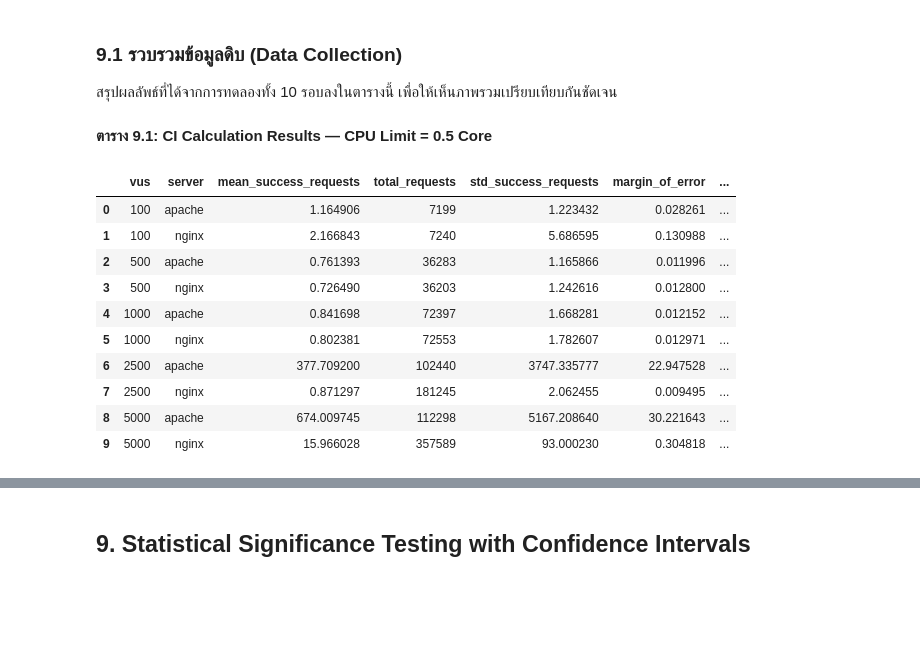
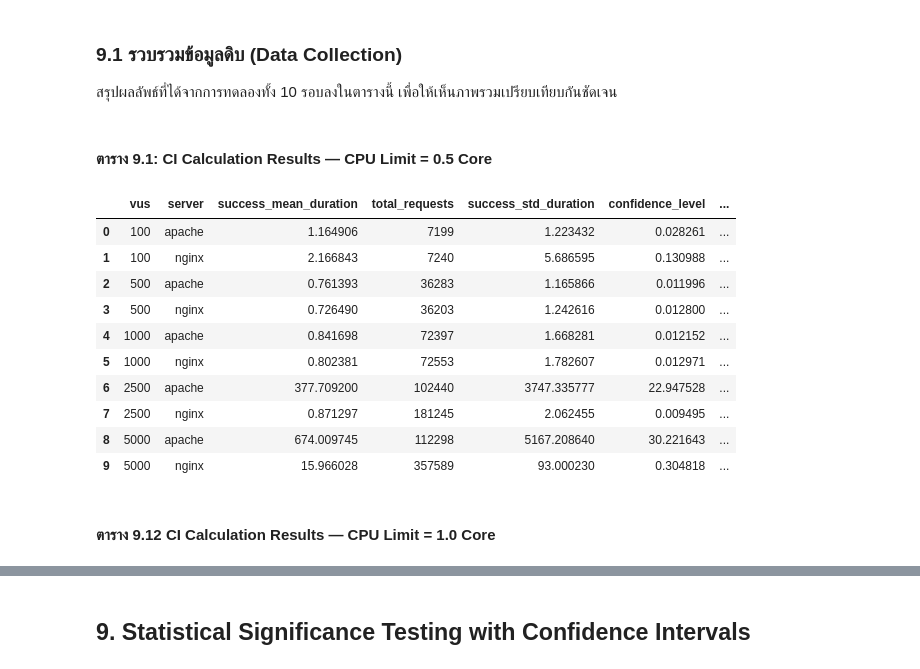
Before and after one commit to lemasc/ait-nao-docker, a Jupyter notebook: http/performance_analysis.ipynb, the cells around one changed output, grey strips where cells are left out. Drawn from its saved outputs; the diff is of its cells as text; code cells hidden in the pictures; blank space fills up the shorter version.

```diff
--- a/http/performance_analysis.ipynb
+++ b/http/performance_analysis.ipynb
@@ -337,68 +374,64 @@ z = 1.959963984540054
+# %%
+class ConfidenceInterval:
+    LOWER = "ci_lower_bound"
+    UPPER = "ci_upper_bound"
+
+    @staticmethod
+    def get_tuple(df: pd.DataFrame):
+        return (df[ConfidenceInterval.LOWER], df[ConfidenceInterval.UPPER])
+
+    @staticmethod
+    def set_tuple(df: pd.DataFrame, interval: tuple[int, int]):
+        lower, upper = interval
+        df[ConfidenceInterval.LOWER] = lower
+        df[ConfidenceInterval.UPPER] = upper
+        return df
 # %% [markdown]
-**ตาราง 9.1: CI Calculation Results — CPU Limit = 0.5 Core**
+#### ตาราง 9.1: CI Calculation Results — CPU Limit = 0.5 Core
 # %%
-def calculate_confidence_interval(df, confidence=0.95):
-    # ค่า std, n ใช้จากที่มีอยู่แล้ว
-    n = df["total_requests"]
-    std = df["std_success_requests"]
-    mean = df["mean_success_requests"]
-
-    margin_of_error = z_critical * (std / np.sqrt(n))
-
-    # Confidence Interval คือ ช่วง ดังนั้นจะมีช่วงเปิดและปิด
-    lower_bound = mean - margin_of_error
-    upper_bound = mean + margin_of_error
-
-    return mean, lower_bound, upper_bound, margin_of_error
-
-
-def format_answer_9(df: pd.DataFrame):
+def format_answer_9(df: pd.DataFrame, confidence=0.95):
     # เรียงคอลัมน์ใหม่
-    df_out = df[["vus", "server", "mean_success_requests", "total_requests", "std_success_requests"]].reset_index(drop=True)
+    df_out = df[["vus", "server", "success_mean_duration", "total_requests", "success_std_duration"]].reset_index(drop=True)
 
     """
     Goal 1: Calculate 95% CI
     """
 
-    mean, lower_bound, upper_bound, margin_of_error = calculate_confidence_interval(df.reset_index(drop=True))
+    mean, confidence_level, confidence_interval = calculate_confidence_interval(
+        df.reset_index(drop=True),
+        confidence
+    )
 
-    # ไม่ได้ใช้ตอบ แปะให้เห็นในตารางเฉย ๆ
-    df_out["margin_of_error"] = margin_of_error
-
-    # Static keys. Too lazy to type again and again
-    LOWER = "0.95_ci_lower_bound"
-    UPPER = "0.95_ci_upper_bound"
-
-    df_out[LOWER] = lower_bound
-    df_out[UPPER] = upper_bound
+    df_out["confidence_level"] = confidence_level
+    ConfidenceInterval.set_tuple(df_out, confidence_interval)
 
     """
     Goal 2: Find overlapping in Confidence Interval
     """
     # สังเกตจาก Pattern ของข้อมูลว่า Apache จะมาก่อน Nginx และจะมาคู่กัน
     # คำนวณทุก ๆ ครั้งที่เจอ Nginx (aka เริีมที่ 1 จบที่อันสุดท้าย เพิ่มทีละ 2 จ้า)
     for i in range(1, len(df), 2):
         apache = df_out.iloc[i - 1]
         nginx = df_out.iloc[i]
-        # Check overlap
-        if apache[UPPER] >= nginx[LOWER] and nginx[UPPER] >= apache[LOWER]:
+        who_is_upper, delta_overlap = compare_intervals({
+            "apache": ConfidenceInterval.get_tuple(apache),
+            "nginx": ConfidenceInterval.get_tuple(nginx),
+        })
+
+        if who_is_upper == "overlap":
             df_out.loc[i-1:i, "is_overlapping"] = "overlap"
-            df_out.loc[i-1:i, "delta_overlap"] = 0.
+        else:
+            # ยิ่งเยอะยิ่งไม่ดี (Lower is Better)
+            df_out.loc[i-1:i, "is_overlapping"] = "nginx_better" if who_is_upper == "apache" else "apache_better"
 
-        # No overlap: determine which is better
-        # Because we calculating response time, lower is considered better
-        elif nginx[LOWER] > apache[UPPER]:
-            df_out.loc[i-1:i, "is_overlapping"] = "apache_better"
-            df_out.loc[i-1:i, "delta_overlap"] = (nginx[LOWER] - apache[UPPER])
-        else:
-            df_out.loc[i-1:i, "is_overlapping"] = "nginx_better"
-            df_out.loc[i-1:i, "delta_overlap"] = apache[LOWER] - nginx[UPPER]
+        df_out.loc[i-1:i, "delta_overlap"] = delta_overlap
     return df_out
 
 
-format_answer_9(df_results[df_results["cpu_limit"] == 0.5])
+df_ci_results_cpu05 = format_answer_9(df_results[df_results["cpu_limit"] == 0.5])
+df_ci_results_cpu05
 # %% [output]
-|  | vus | server | mean_success_requests | total_requests | std_success_requests | margin_of_error | ... |
+|  | vus | server | success_mean_duration | total_requests | success_std_duration | confidence_level | ... |
 | 0 | 100 | apache | 1.164906 | 7199 | 1.223432 | 0.028261 | ... |
 | 1 | 100 | nginx | 2.166843 | 7240 | 5.686595 | 0.130988 | ... |
 | 2 | 500 | apache | 0.761393 | 36283 | 1.165866 | 0.011996 | ... |
@@ -409,4 +442,6 @@ format_answer_9(df_results[df_results["cpu_limit"] == 0.5])
 | 7 | 2500 | nginx | 0.871297 | 181245 | 2.062455 | 0.009495 | ... |
 | 8 | 5000 | apache | 674.009745 | 112298 | 5167.208640 | 30.221643 | ... |
 | 9 | 5000 | nginx | 15.966028 | 357589 | 93.000230 | 0.304818 | ... |
+# %% [markdown]
+#### ตาราง 9.12 CI Calculation Results — CPU Limit = 1.0 Core
 # %%
```
Also changed, not shown: parts of 37 cells of this notebook.
